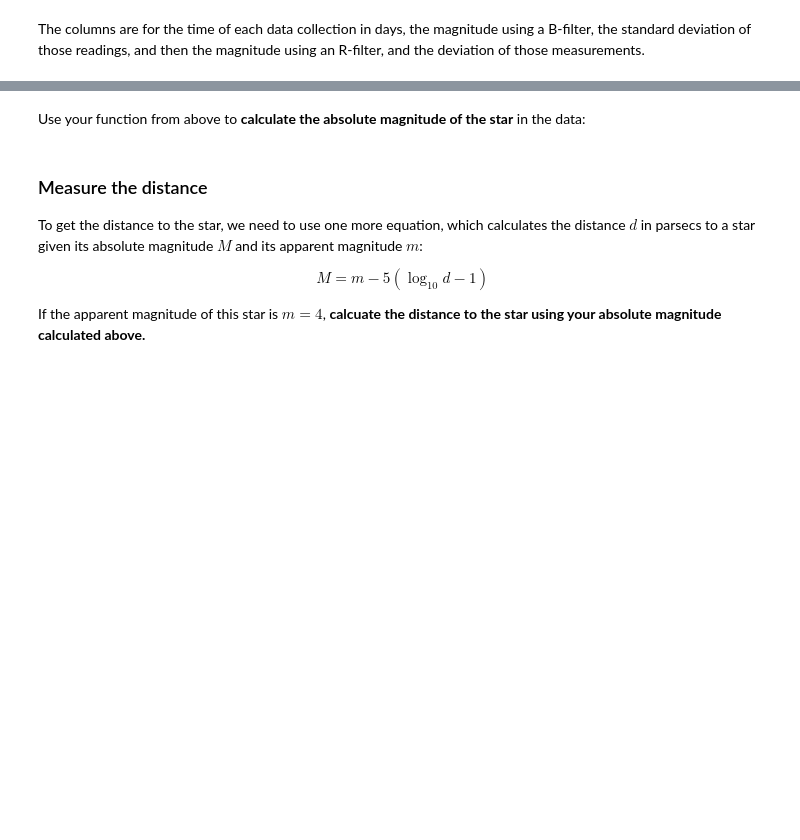
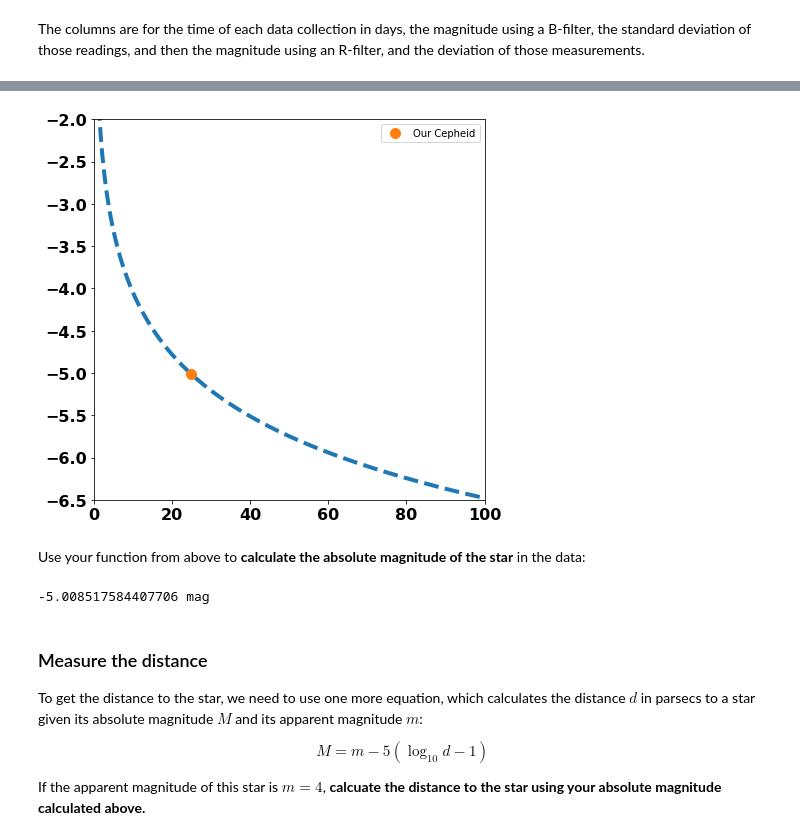
Before and after one commit to simonlowry1/Astro3190_Lowry, a Jupyter notebook: lessons/Cepheid_research_Lowry.ipynb, the cells around one changed output, grey strips where cells are left out. Cells and saved outputs as stored; diff of their text form; code cells hidden in the pictures; blank space fills up the shorter version.

```diff
--- a/lessons/Cepheid_research_Lowry.ipynb
+++ b/lessons/Cepheid_research_Lowry.ipynb
@@ -124,7 +128,8 @@ where $M_v$ is the [_absolute magnitude_](https://en.wikipedia.org/wiki/Absolute
 ![](data/example_plot_3.png)
 # %%
 # Create a the period_to_absolute_magnitude function
-def period_to_absolute_magnitude(?):
+def period_to_absolute_magnitude(p):
+    M_v = -2.43*(np.log10(p)-1)-4.05
     """Takes a Cepheid period and calculates the abs magnitude"""
 
     return M_v
@@ -133,23 +138,32 @@ def period_to_absolute_magnitude(?):
 plt.figure(figsize=(7,7))
 
 #Make an array of periods
-periods = np.linspace(0,100,1000)
-plt.plot(periods,?,linestyle='--',
+periods = np.linspace(1e-8,100,1000)
+plt.plot(periods,period_to_absolute_magnitude(periods),linestyle='--',
          linewidth=4)
 
 #Call the period_to_absolute_magnitude function inside the
 #plotting call to plot one point with our
 #best guess period and the corresponding absolute magnitude
-plt.plot(period_guess,period_to_absolute_magnitude(?),'o',
+plt.plot(period_guess,period_to_absolute_magnitude(period_guess),'o',
         label='Our Cepheid', markersize=10)
 
 # Label the axes
 #(Unneccessary, but nice) You can use a word processing language
 # called LaTeX to format axis labels
 
+plt.xlabel = "Period [days]"
+plt.ylabel = "Absolute Magnitude"
 
 #Make tick numbers larger
 
+plt.xlim(0,100)
+plt.ylim(-6.5,-2)
+
+plt.xticks(fontsize=16,fontweight="bold")
+plt.yticks(fontsize=16,fontweight="bold")
 
 #Add legend
+
+plt.legend()
 # %% [output]
@@ -157,5 +171,11 @@ SyntaxError: invalid syntax (<ipython-input-5-38fab6eab3a1>, line 6)
+[figure, added]
 # %% [markdown]
 Use your function from above to **calculate the absolute magnitude of the star** in the data:
+# %%
+star_mag = period_to_absolute_magnitude(period_guess)
+print(star_mag, "mag")
+# %% [output]
+-5.008517584407706 mag
 # %% [markdown]
 ### Measure the distance
 
```
Also changed, not shown: parts of 4 cells of this notebook.
